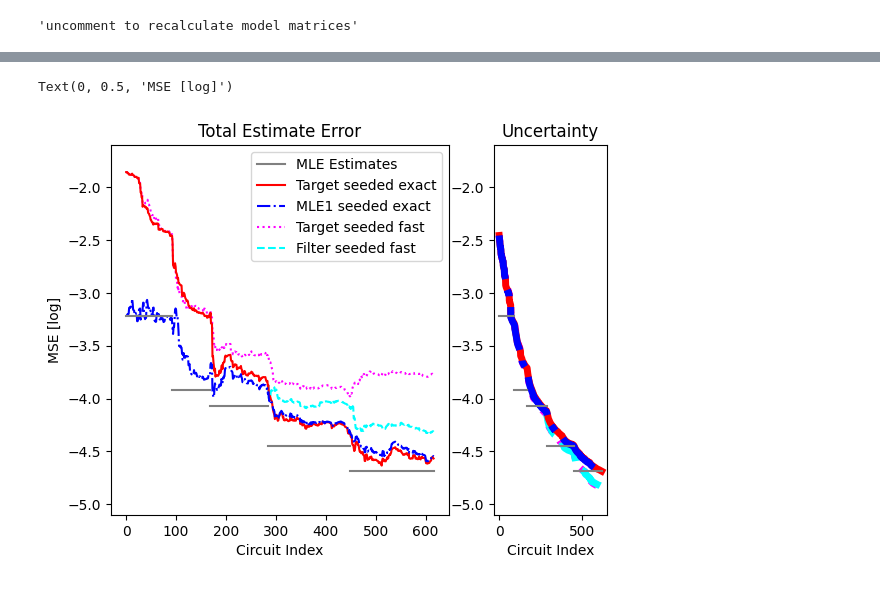
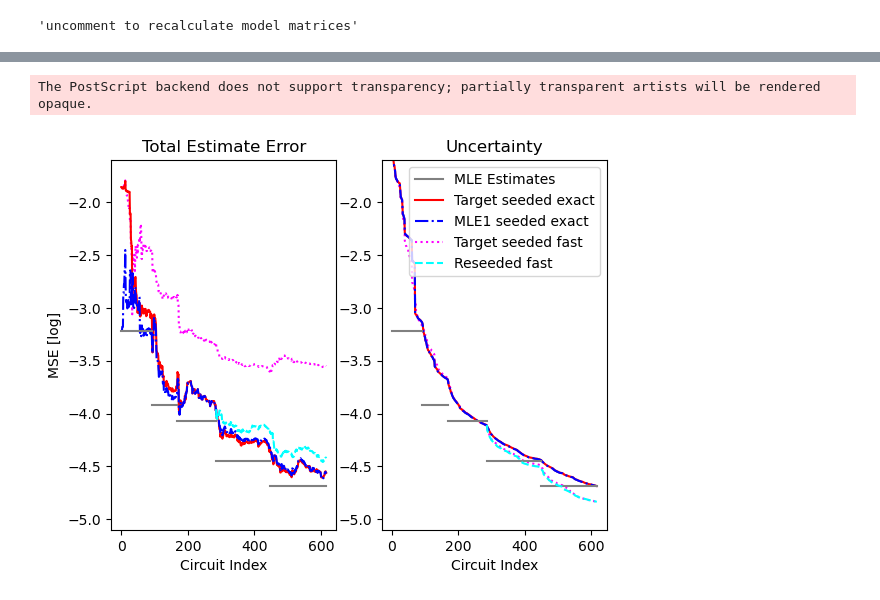
Before and after one commit to jpmarceaux/KalmanGST, a Jupyter notebook: OneQubitExamples.ipynb, the cells around one changed output, grey strips where cells are left out. Cells and saved outputs as stored; diff of their text form; code cells hidden in the pictures.

```diff
--- a/OneQubitExamples.ipynb
+++ b/OneQubitExamples.ipynb
@@ -75,3 +79,17 @@ agi with target 0.0034387883628380854
 print('model is cptp', model_is_cptp(mdl_datagen))
 # %% [output]
 model is cptp True
+# %%
+"""run a direct RB experiment"""
+from pygsti.processors import CliffordCompilationRules as CCR
+compilations = {'absolute': CCR.create_standard(std.processor_spec(), 'absolute', ('paulis', '1Qcliffords'), verbosity=0),
+                'paulieq': CCR.create_standard(std.processor_spec(), 'paulieq', ('1Qcliffords', 'allcnots'), verbosity=0)}
+depths = [0,1,2,4,8,16,32,64]
+k = 10
+# To run direct / mirror RB change CliffordRBDesign -> DirectRBDesign / MirrorRBDesign
+rb_edesign = pygsti.protocols.CliffordRBDesign(std.processor_spec(), compilations, depths, k)
+rb_dataset = pygsti.data.simulate_data(mdl_datagen, rb_edesign, 1000)
+rb_data = pygsti.protocols.ProtocolData(rb_edesign, rb_dataset)
+rb_protocol = pygsti.protocols.RB()
+rb_results = rb_protocol.run(rb_data)
+rb_rate = rb_results.fits['full'].estimates['r']
@@ -128,6 +158,6 @@ agsi with datagen -0.00014070555131728835
 # %%
 """filter the dataset using an exact filter seeded at the target and mle1 estimate"""
-prior_covar_strength =  mserror(mdl_datagen, target_model)**2
+prior_covar_strength =  (rb_rate)/target_model.num_params
 prior_covar = prior_covar_strength*np.eye(target_model.num_params)
 
 ekf1 = ExtendedKalmanFilter(target_model, prior_covar)
@@ -137,7 +167,7 @@ ekf1.filter_dataset(edesign.circuit_lists[-1], dataset)
 ekf2.filter_dataset(edesign.circuit_lists[-1], dataset)
 # %%
 """filter the dataset using a fast filter seeded at the target"""
-prior_covar_strength =  mserror(mdl_datagen, target_model)**2
+prior_covar_strength =  (rb_rate)/target_model.num_params
 prior_covar = prior_covar_strength*np.eye(target_model.num_params)
 
 fkf1 = ExtendedKalmanFilter(target_model, prior_covar)
@@ -170,7 +200,7 @@ germ_length_ranges = {
 }
 # %%
 """Evolution of MSE and uncertainty"""
-fig, axs = plt.subplots(1, 2,  gridspec_kw={'width_ratios': [3, 1]})
+fig, axs = plt.subplots(1, 2)
 y_range = [-5.1, -1.6]
 
 axs[0].set_title('Total Estimate Error')
@@ -186,42 +216,49 @@ ekf1_uncert = []
 ekf2_uncert = []
 fkf1_uncert = []
 fkf2_uncert = []
 
 for i in range(len(ekf1.param_history)):
     ekf1_error.append( np.log10((ekf1.param_history[i]-true_params)@(ekf1.param_history[i]-true_params)) )
     ekf2_error.append( np.log10((ekf2.param_history[i]-true_params)@(ekf2.param_history[i]-true_params)) )
     fkf1_error.append( np.log10((fkf1.param_history[i]-true_params)@(fkf1.param_history[i]-true_params)) )
     ekf1_uncert.append( np.log10((np.trace(ekf1.covar_history[i]))) )
     ekf2_uncert.append( np.log10((np.trace(ekf2.covar_history[i]))) )
     fkf1_uncert.append( np.log10((np.trace(fkf1.covar_history[i]))) )
-for i in range(len(fkf2.param_history)):
-    fkf2_error.append( np.log10((fkf2.param_history[i]-true_params)@(fkf2.param_history[i]-true_params)) )
-    fkf2_uncert.append( np.log10((np.trace(fkf2.covar_history[i]))) )
 
-fkf1_uline, = axs[1].plot(fkf1_uncert, c='magenta', lw=5, linestyle='dotted')
-fkf2_uline, = axs[1].plot(range(initial_circuit_index, len(ekf1.param_history)), fkf2_uncert, c='cyan', lw=5, linestyle='dashed')
-ekf1_uline, = axs[1].plot(ekf1_uncert, c='red', lw=5, linestyle='solid')
-ekf2_uline, = axs[1].plot(ekf2_uncert, c='blue', lw=5, linestyle='dashdot')
+
+fkf1_uline, = axs[1].plot(fkf1_uncert, c='magenta', linestyle='dotted')
+ekf1_uline, = axs[1].plot(ekf1_uncert, c='red', linestyle='solid')
+ekf2_uline, = axs[1].plot(ekf2_uncert, c='blue', linestyle='dashdot')
 
 fkf1_line, = axs[0].plot(fkf1_error, c='magenta', linestyle='dotted')
-fkf2_line, = axs[0].plot(range(initial_circuit_index, len(ekf1.param_history)), fkf2_error, c='cyan', linestyle='dashed')
 ekf1_line, = axs[0].plot(ekf1_error, c='red', linestyle='solid')
 ekf2_line, = axs[0].plot(ekf2_error, c='blue', linestyle='dashdot')
-
 
 if mle_estimates is not None:
     for i, mdl in enumerate(mle_estimates):
         mle_error = np.log10(mserror(mdl, mdl_datagen))
         mle_line, = axs[0].plot(germ_length_ranges[i], (mle_error, mle_error), c='gray', label='MLE Estimate')
         mle_line, = axs[1].plot(germ_length_ranges[i], (mle_error, mle_error), c='gray', label='MLE Estimate')
 
-axs[0].legend([mle_line, ekf1_line, ekf2_line, fkf1_line, fkf2_line], ['MLE Estimates', 'Target seeded exact', 'MLE1 seeded exact', 'Target seeded fast', 'Filter seeded fast'])
+plot_reseeded = True
+if plot_reseeded:
+    for i in range(len(fkf2.param_history)):
+        fkf2_error.append( np.log10((fkf2.param_history[i]-true_params)@(fkf2.param_history[i]-true_params)) )
+        fkf2_uncert.append( np.log10((np.trace(fkf2.covar_history[i]))) )
+    fkf2_uline, = axs[1].plot(range(initial_circuit_index, len(ekf1.param_history)), fkf2_uncert, c='cyan', linestyle='dashed')
+    fkf2_line, = axs[0].plot(range(initial_circuit_index, len(ekf1.param_history)), fkf2_error, c='cyan', linestyle='dashed')
+    axs[1].legend([mle_line, ekf1_line, ekf2_line, fkf1_line, fkf2_line], ['MLE Estimates', 'Target seeded exact', 'MLE1 seeded exact', 'Target seeded fast', 'Reseeded fast'])
+else:
+    axs[1].legend([mle_line, ekf1_line, ekf2_line, fkf1_line], ['MLE Estimates', 'Target seeded exact', 'MLE1 seeded exact', 'Target seeded fast'])
+
+
 if y_range is not None:
     axs[0].set_ylim(y_range[0], y_range[1])
     axs[1].set_ylim(y_range[0], y_range[1])
 axs[0].set_xlabel('Circuit Index')
 axs[1].set_xlabel('Circuit Index')
 axs[0].set_ylabel('MSE [log]')
+fig.savefig('Figures/MSE_evolution.eps', dpi=350, format="eps", pad_inches=0.1)
 # %% [output]
-Text(0, 0.5, 'MSE [log]')
+The PostScript backend does not support transparency; partially transparent artists will be rendered opaque.
-[figure, old version]
+[figure, new version]
```
Also changed, not shown: parts of 43 cells of this notebook, 9 other files.
